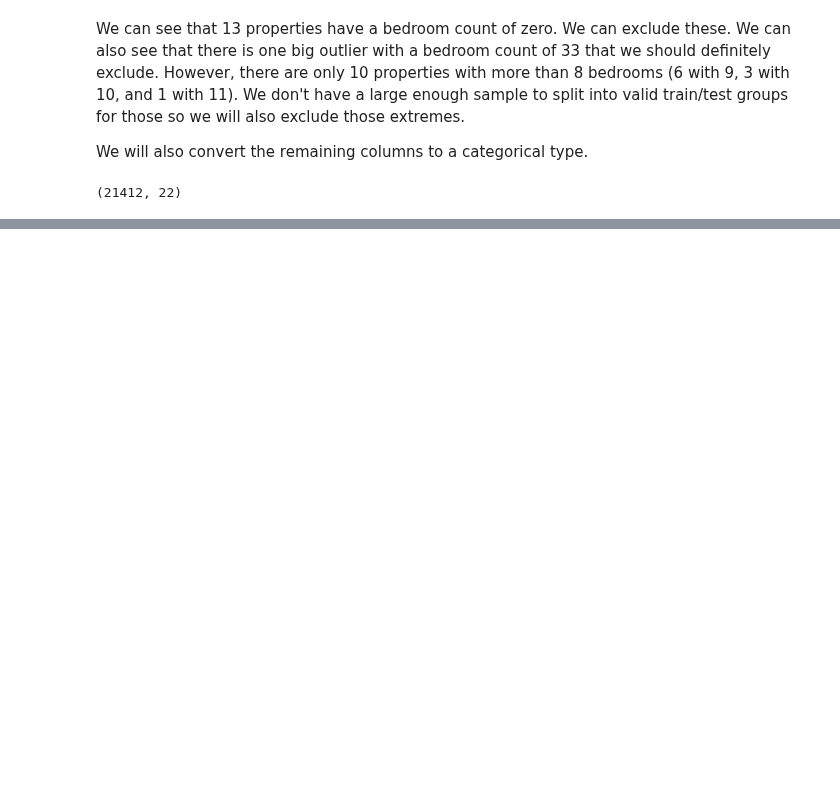
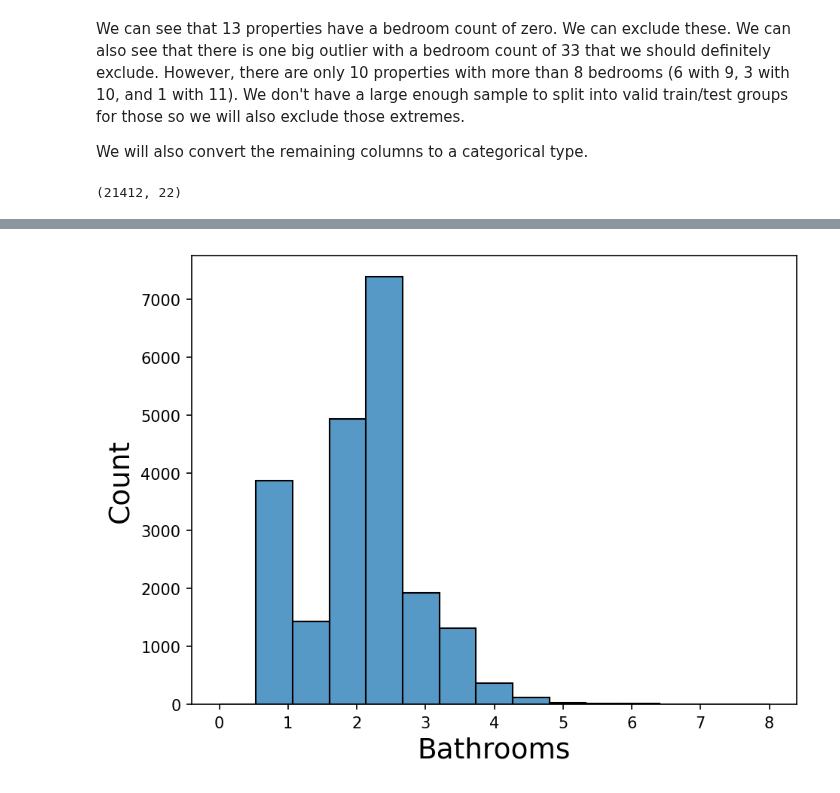
Before and after one commit to jmfb/CS5610, a Jupyter notebook: m4p4/M4 Project 4.ipynb, the cells around one changed output, grey strips where cells are left out. Cells and saved outputs as stored; diff of their text form; code cells hidden in the pictures; blank space fills up the shorter version.

Commit message:
Adding bathroom analysis.

```diff
--- a/m4p4/M4 Project 4.ipynb
+++ b/m4p4/M4 Project 4.ipynb
@@ -155,0 +197,5 @@ filtered_df.shape
+# %%
+plot_bathrooms = sns.histplot(filtered_df.bathrooms, bins=15)
+plot_bathrooms.set(xlabel="Bathrooms", ylabel="Count");
+# %% [output]
+[figure, added]
```
Also changed, not shown: parts of 14 cells of this notebook.
